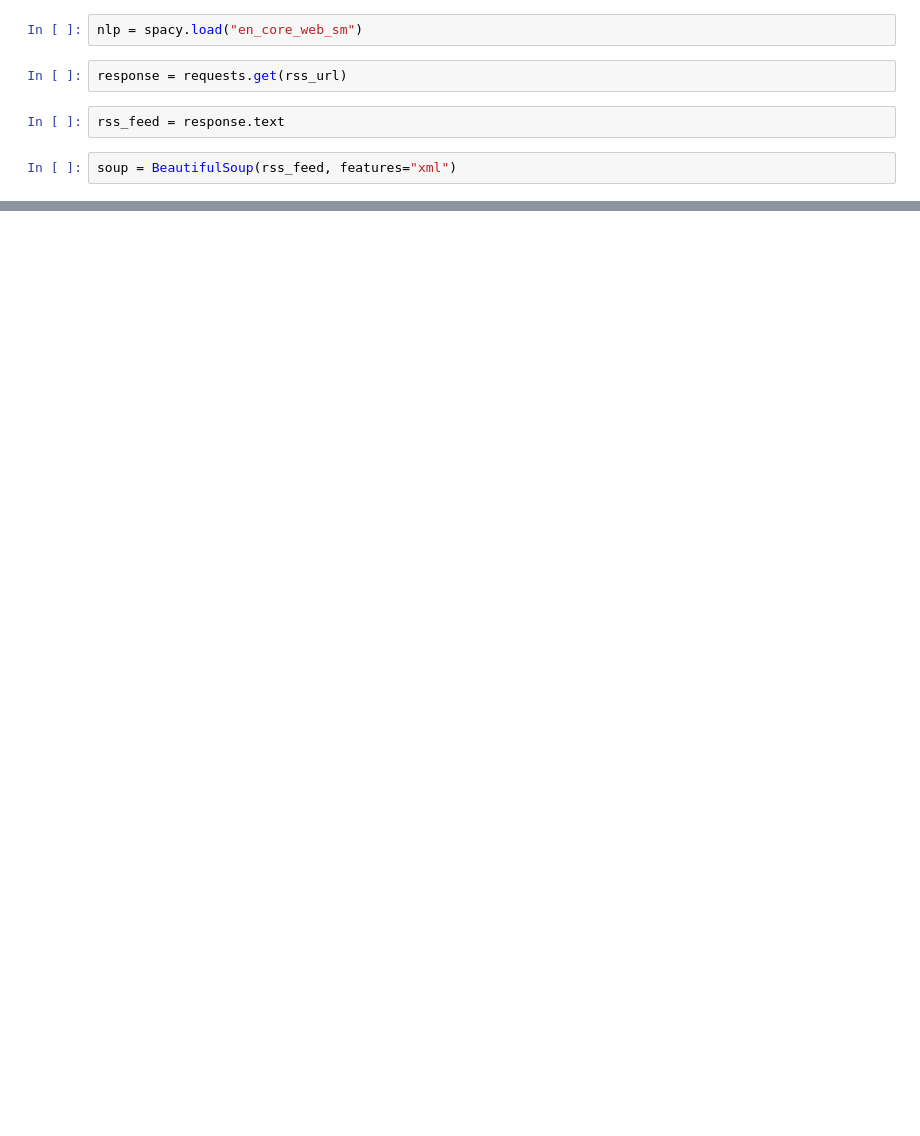
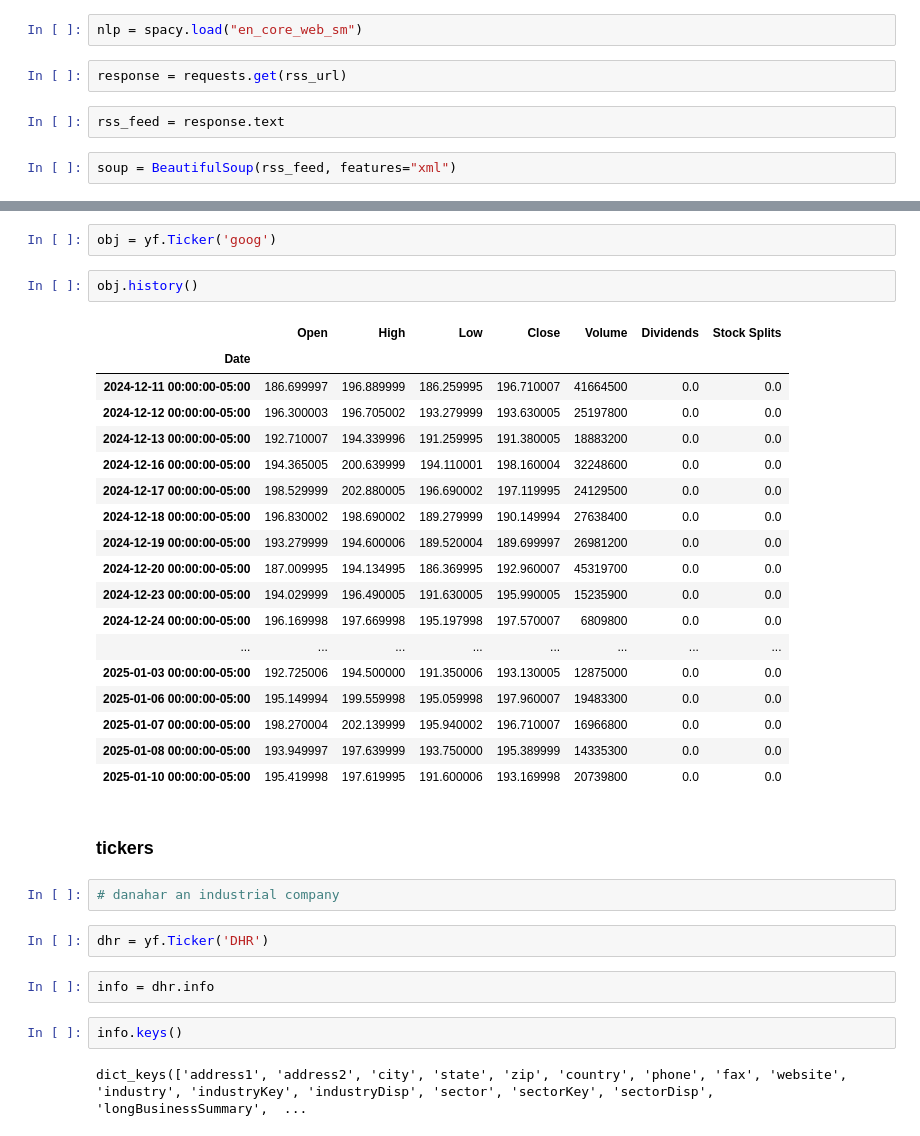
Before and after one commit to MarkEHolland/financial-newsfeed, a Jupyter notebook: notebooks/financial-application.ipynb, the cells around one changed output, grey strips where cells are left out. Saved outputs shown, nothing was run; the diff lists cells and outputs as text; blank space fills up the shorter version.

```diff
--- a/notebooks/financial-application.ipynb
+++ b/notebooks/financial-application.ipynb
@@ -39,0 +581,35 @@ myFT following
+# %%
+obj = yf.Ticker('goog')
+# %%
+obj.history()
+# %% [output]
+|  | Open | High | Low | Close | Volume | Dividends | Stock Splits |
+| Date |  |  |  |  |  |  |  |
+| 2024-12-11 00:00:00-05:00 | 186.699997 | 196.889999 | 186.259995 | 196.710007 | 41664500 | 0.0 | 0.0 |
+| 2024-12-12 00:00:00-05:00 | 196.300003 | 196.705002 | 193.279999 | 193.630005 | 25197800 | 0.0 | 0.0 |
+| 2024-12-13 00:00:00-05:00 | 192.710007 | 194.339996 | 191.259995 | 191.380005 | 18883200 | 0.0 | 0.0 |
+| 2024-12-16 00:00:00-05:00 | 194.365005 | 200.639999 | 194.110001 | 198.160004 | 32248600 | 0.0 | 0.0 |
+| 2024-12-17 00:00:00-05:00 | 198.529999 | 202.880005 | 196.690002 | 197.119995 | 24129500 | 0.0 | 0.0 |
+| 2024-12-18 00:00:00-05:00 | 196.830002 | 198.690002 | 189.279999 | 190.149994 | 27638400 | 0.0 | 0.0 |
+| 2024-12-19 00:00:00-05:00 | 193.279999 | 194.600006 | 189.520004 | 189.699997 | 26981200 | 0.0 | 0.0 |
+| 2024-12-20 00:00:00-05:00 | 187.009995 | 194.134995 | 186.369995 | 192.960007 | 45319700 | 0.0 | 0.0 |
+| 2024-12-23 00:00:00-05:00 | 194.029999 | 196.490005 | 191.630005 | 195.990005 | 15235900 | 0.0 | 0.0 |
+| 2024-12-24 00:00:00-05:00 | 196.169998 | 197.669998 | 195.197998 | 197.570007 | 6809800 | 0.0 | 0.0 |
+| ... | ... | ... | ... | ... | ... | ... | ... |
+| 2025-01-03 00:00:00-05:00 | 192.725006 | 194.500000 | 191.350006 | 193.130005 | 12875000 | 0.0 | 0.0 |
+| 2025-01-06 00:00:00-05:00 | 195.149994 | 199.559998 | 195.059998 | 197.960007 | 19483300 | 0.0 | 0.0 |
+| 2025-01-07 00:00:00-05:00 | 198.270004 | 202.139999 | 195.940002 | 196.710007 | 16966800 | 0.0 | 0.0 |
+| 2025-01-08 00:00:00-05:00 | 193.949997 | 197.639999 | 193.750000 | 195.389999 | 14335300 | 0.0 | 0.0 |
+| 2025-01-10 00:00:00-05:00 | 195.419998 | 197.619995 | 191.600006 | 193.169998 | 20739800 | 0.0 | 0.0 |
+# %% [markdown]
+### tickers
+# %%
+# danahar an industrial company
+# %%
+dhr = yf.Ticker('DHR')
+# %%
+info = dhr.info
+# %%
+info.keys()
+# %% [output]
+dict_keys(['address1', 'address2', 'city', 'state', 'zip', 'country', 'phone', 'fax', 'website', 'industry', 'industryKey', 'industryDisp', 'sector', 'sectorKey', 'sectorDisp', 'longBusinessSummary',  ...
```
Also changed, not shown: parts of 62 cells of this notebook.
